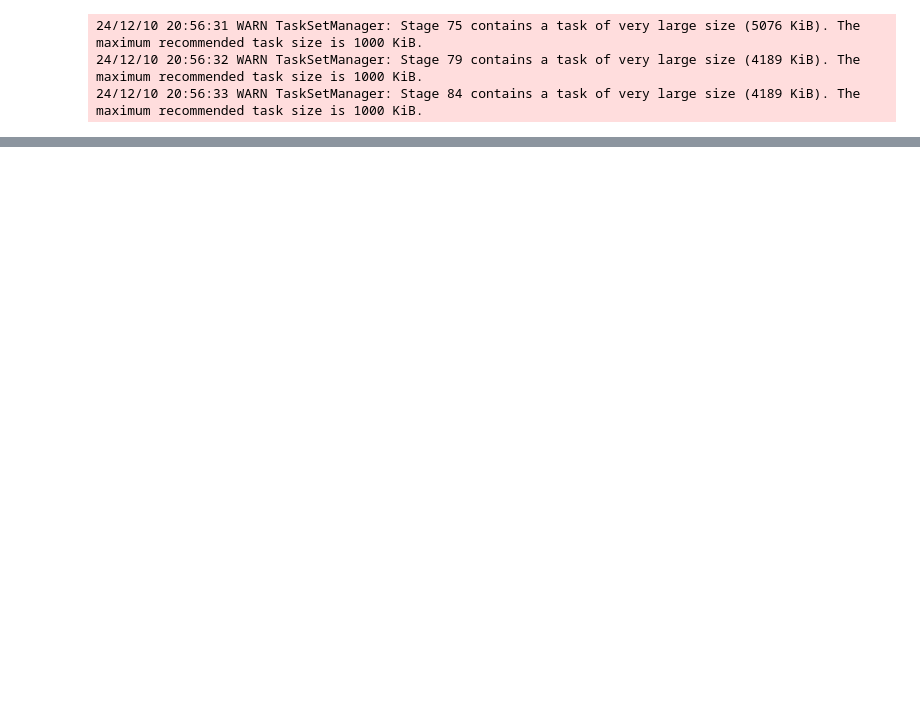
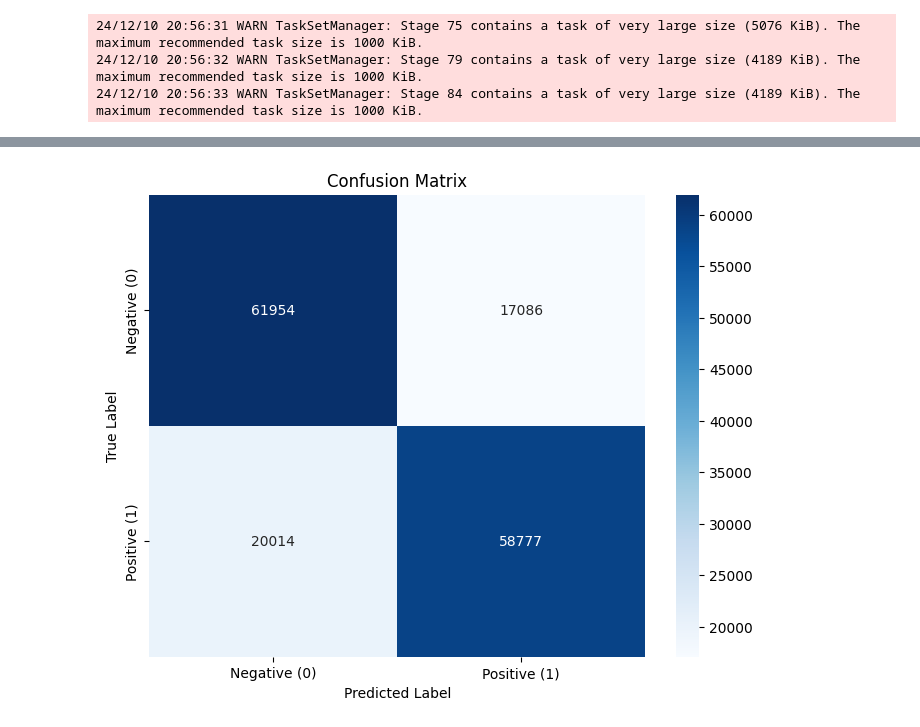
Before and after one commit to ndhung18/Sentiment-Analysis-in-Hadoop-and-Spark, a Jupyter notebook: Classification.ipynb, the cells around one changed output, grey strips where cells are left out. Cells and saved outputs as stored; diff of their text form; code cells hidden in the pictures; blank space fills up the shorter version.

```diff
--- a/Classification.ipynb
+++ b/Classification.ipynb
@@ -162,0 +126,16 @@ nb_model.save("hdfs://localhost:9000/models/nb_sentiment_model")
+# %%
+# Logistic Regression
+lr = LogisticRegression(featuresCol="features", labelCol="label", maxIter=20)
+lr_pipeline = Pipeline(stages=[vectorizer, idf, lr])
+lr_model = lr_pipeline.fit(train_data)
+
+lr_predictions = lr_model.transform(test_data)
+
+lr_accuracy = acc_evaluator.evaluate(lr_predictions)
+print(f"Logistic Regression Accuracy: {lr_accuracy:.4f}")
+
+lr_f1 = f1_evaluator.evaluate(lr_predictions)
+print(f"Logistic Regression F1 Score: {lr_f1:.4f}")
+
+#save model to hdfs
+lr_model.save("hdfs://localhost:9000/models/lr_sentiment_model")
@@ -162,0 +166,15 @@ nb_model.save("hdfs://localhost:9000/models/nb_sentiment_model")
+# %%
+# Confusion Matrix
+predictionAndLabels = lr_predictions.select("prediction", "label").rdd.map(lambda row: (float(row[0]), float(row[1])))
+
+metrics = MulticlassMetrics(predictionAndLabels)
+cm = metrics.confusionMatrix().toArray()
+cm_df = pd.DataFrame(cm, index=["Negative (0)", "Positive (1)"], columns=["Negative (0)", "Positive (1)"])
+
+plt.figure(figsize=(8, 6))
+sns.heatmap(cm_df, annot=True, fmt=".0f", cmap="Blues")
+plt.title("Confusion Matrix")
+plt.xlabel("Predicted Label")
+plt.ylabel("True Label")
+plt.show()
+# %% [output]
@@ -163,2 +184,3 @@ nb_model.save("hdfs://localhost:9000/models/nb_sentiment_model")
+[figure, added]
 # %%
 # Random Forest Classifier
```
Also changed, not shown: parts of 15 cells of this notebook, 1 other file.
